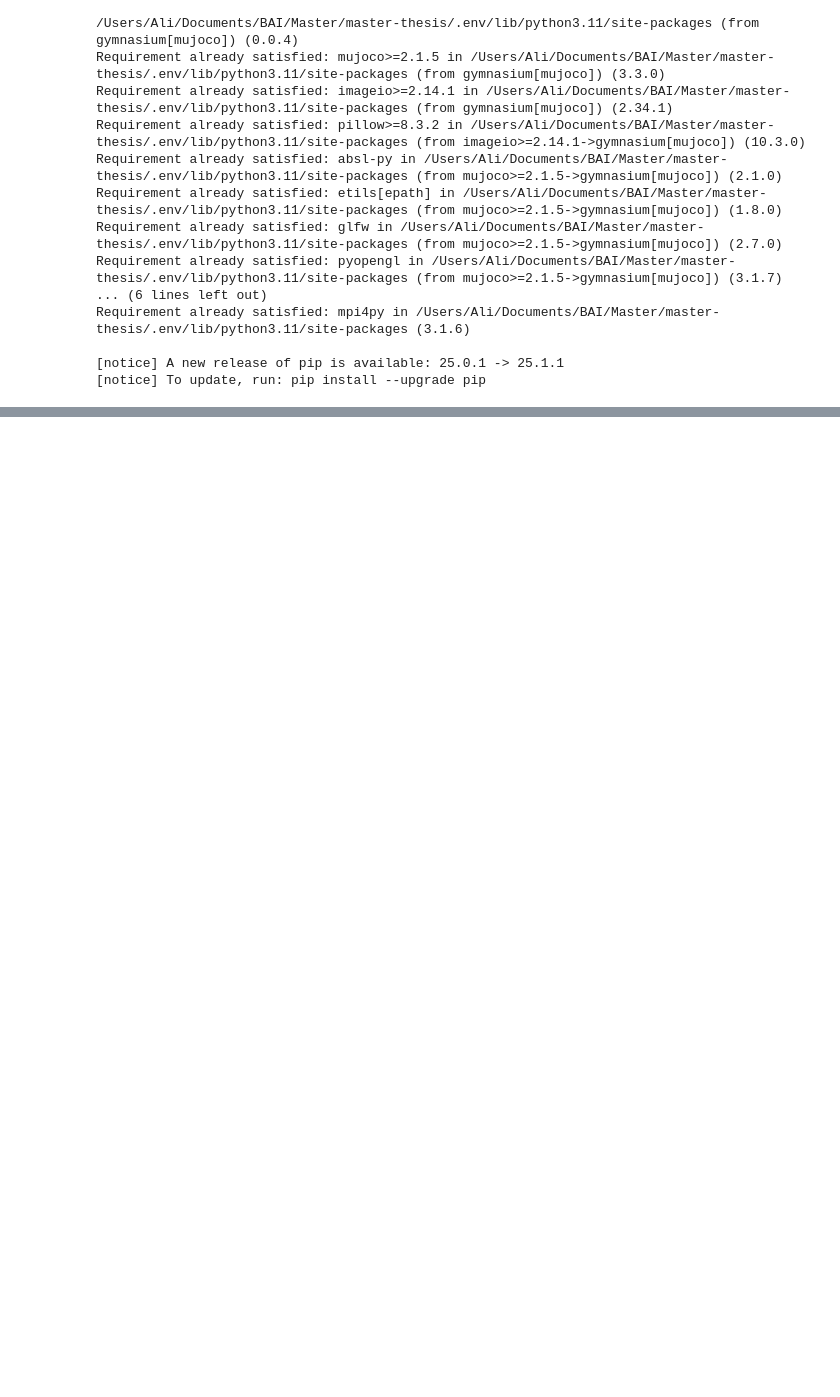
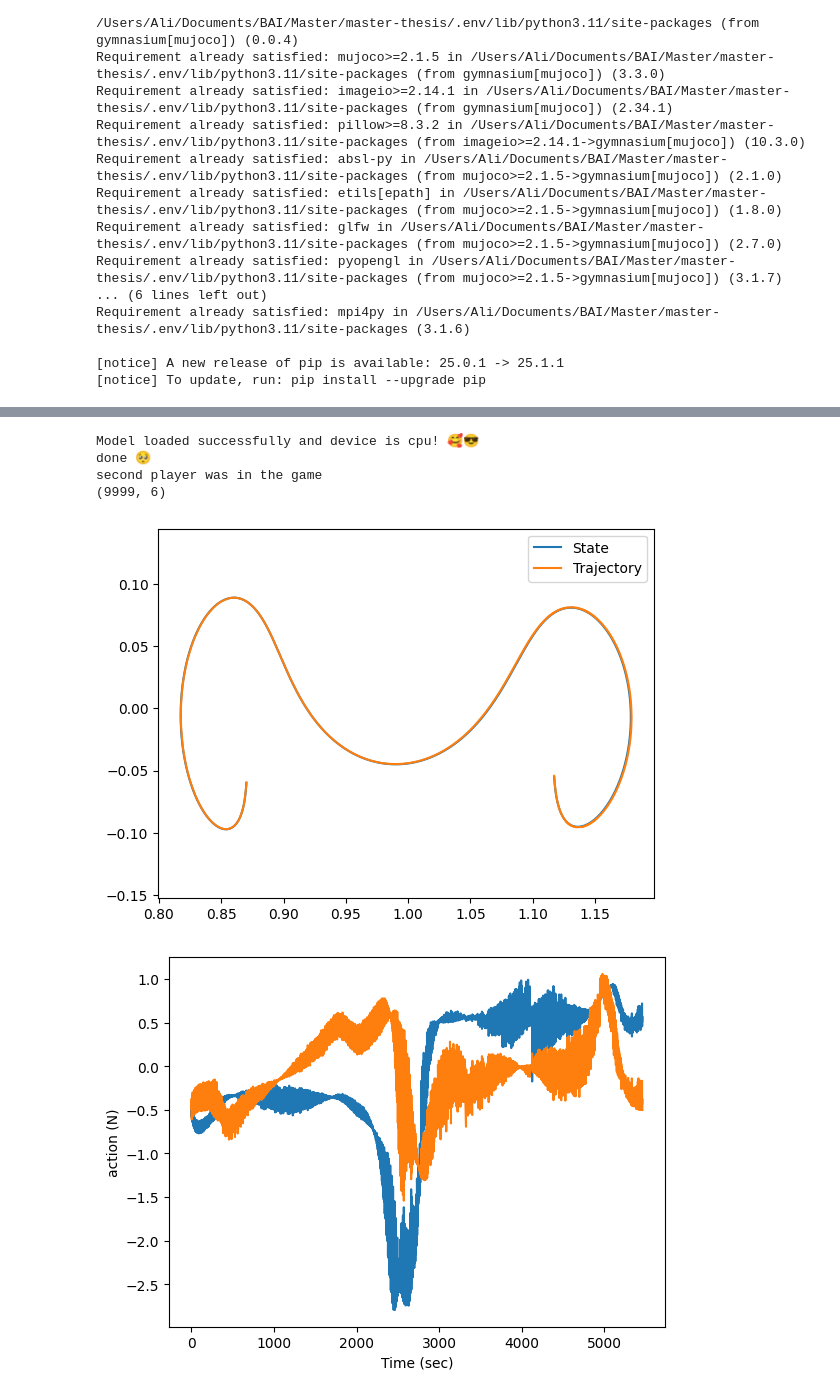
Before and after one commit to alibaniasad1999/master-thesis, a Jupyter notebook: Code/Python/TBP/PPO/ZeroSum/ZS_PPO.ipynb, the cells around one changed output, grey strips where cells are left out. Cells and saved outputs as stored; diff of their text form; code cells hidden in the pictures; blank space fills up the shorter version.

```diff
--- a/Code/Python/TBP/PPO/ZeroSum/ZS_PPO.ipynb
+++ b/Code/Python/TBP/PPO/ZeroSum/ZS_PPO.ipynb
@@ -97,0 +107,10 @@ ppo.test(deterministic=True)
+# %%
+zs_ppo.load()
+zs_ppo.test(deterministic=True)
+# %% [output]
+Model loaded successfully and device is cpu! 🥰😎
+done 🥺
+second player was in the game
+(9999, 6)
+[figure, added]
+[figure, added]
```
Also changed, not shown: parts of 4 cells of this notebook, 10 other files.
